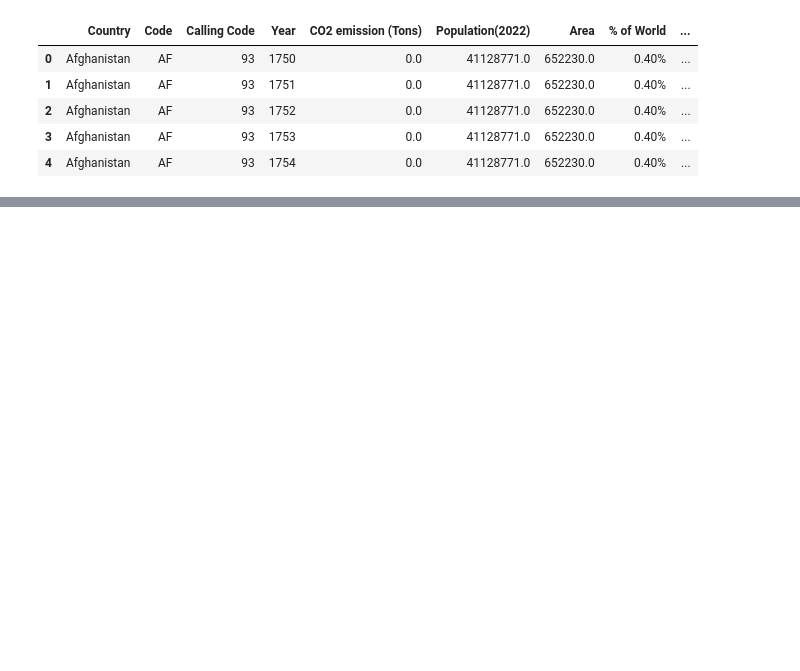
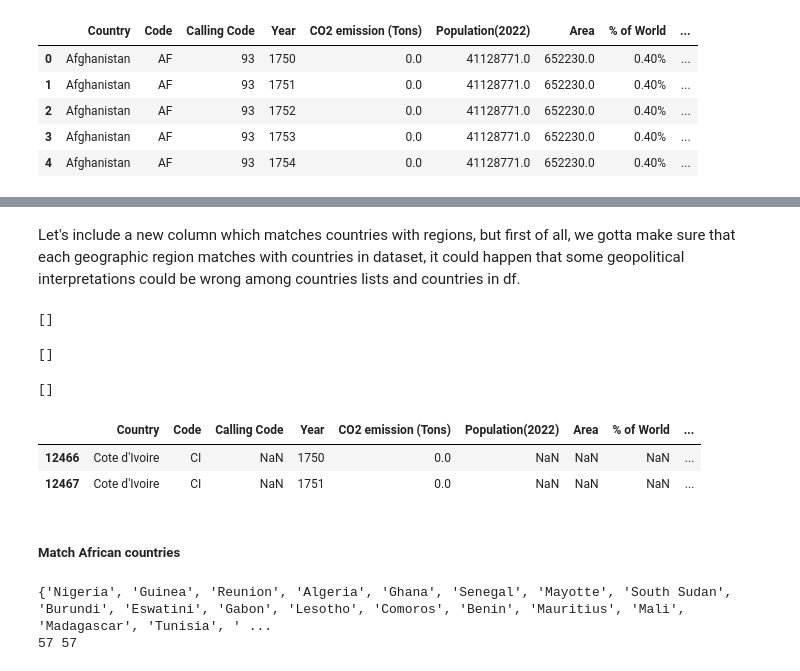
Before and after one commit to fenilenvinileno97/numpy-pandas-101, a Jupyter notebook: Environment project/project.ipynb, the cells around one changed output, grey strips where cells are left out. Saved outputs shown, nothing was run; the diff lists cells and outputs as text; code cells hidden in the pictures; blank space fills up the shorter version.

```diff
--- a/Environment project/project.ipynb
+++ b/Environment project/project.ipynb
@@ -68,0 +24,2 @@ memory usage: 7.9+ KB
+# %% [markdown]
+Let's include a new column which matches countries with regions, but first of all, we gotta make sure that each geographic region matches with countries in dataset, it could happen that some geopolitical interpretations could be wrong among countries lists and countries in df.
@@ -68,0 +63,26 @@ memory usage: 7.9+ KB
+# %%
+matches = [x for x in europe_countries if x not in countries]
+print(matches)
+# %% [output]
+[]
+# %%
+matches = [x for x in asia_countries if x not in countries]
+print(matches)
+# %% [output]
+[]
+# %%
+matches = [x for x in africa_countries if x not in countries]
+print(matches)
+# %% [output]
+[]
+# %%
+text = "D'"
+matches = co2_df['Country'].str.contains(text, case=False)
+
+# Filter the DataFrame based on the matches
+matched_df = co2_df[matches]
+matched_df.head(2)
+# %% [output]
+|  | Country | Code | Calling Code | Year | CO2 emission (Tons) | Population(2022) | Area | % of World | ... |
+| 12466 | Cote d'Ivoire | CI | NaN | 1750 | 0.0 | NaN | NaN | NaN | ... |
+| 12467 | Cote d'Ivoire | CI | NaN | 1751 | 0.0 | NaN | NaN | NaN | ... |
@@ -68,0 +114,8 @@ memory usage: 7.9+ KB
+# %% [markdown]
+##### Match African countries
+# %%
+print(extract_country(df, africa_countries))
+print(len(extract_country(df, africa_countries)), len(africa_countries))
+# %% [output]
+{'Nigeria', 'Guinea', 'Reunion', 'Algeria', 'Ghana', 'Senegal', 'Mayotte', 'South Sudan', 'Burundi', 'Eswatini', 'Gabon', 'Lesotho', 'Comoros', 'Benin', 'Mauritius', 'Mali', 'Madagascar', 'Tunisia', ' ...
+57 57
```
Also changed, not shown: parts of 36 cells of this notebook, 1 other file.
